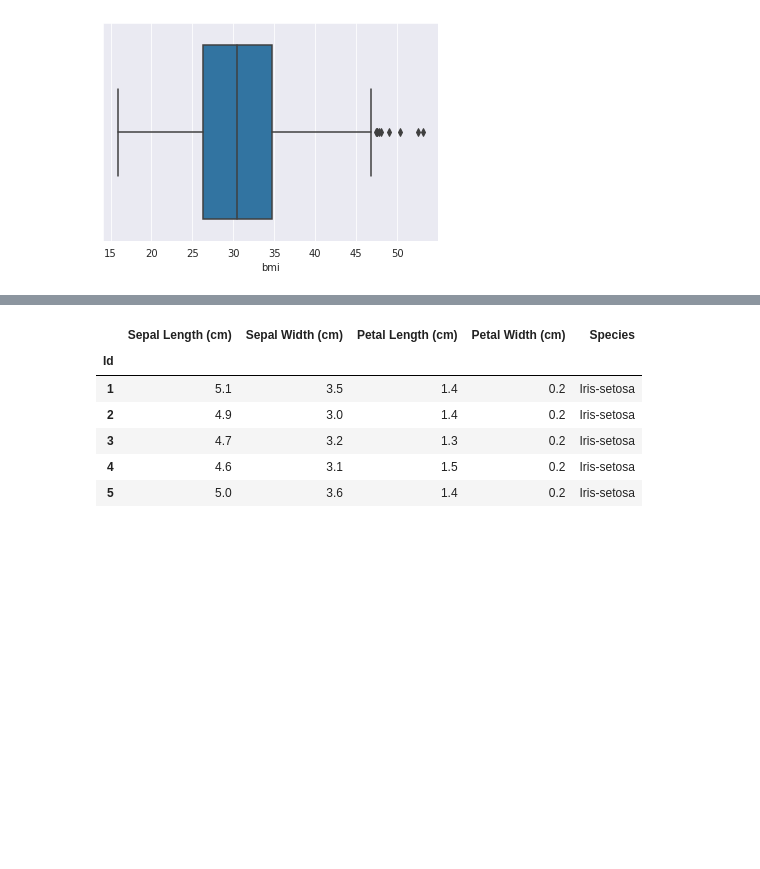
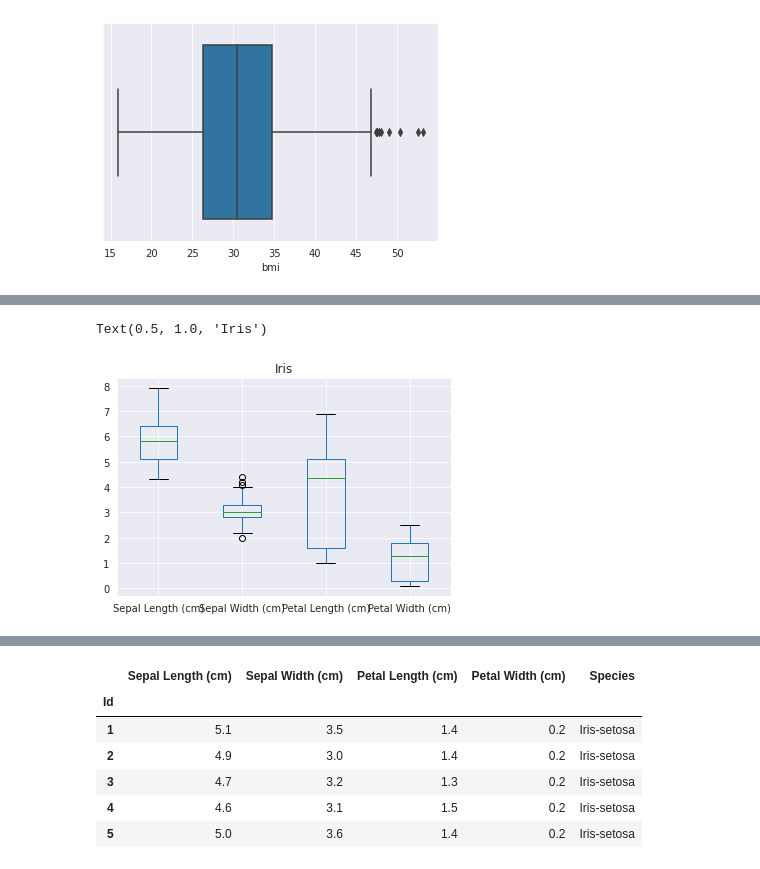
Before and after one commit to gillouche/exploratory-data-analysis, a Jupyter notebook: notebooks/003. data visualization.ipynb, the cells around one changed output, grey strips where cells are left out. Drawn from its saved outputs; the diff is of its cells as text; code cells hidden in the pictures; blank space fills up the shorter version.

```diff
--- a/notebooks/003. data visualization.ipynb
+++ b/notebooks/003. data visualization.ipynb
@@ -182,3 +229,6 @@ sns.boxplot(x=data.bmi)
 # %% [output]
 <matplotlib.axes._subplots.AxesSubplot at 0x...>
 [figure]
+# %%
+data = pd.read_csv('data/iris.csv', index_col="Id")
+data.head()
@@ -184,0 +243,6 @@ sns.boxplot(x=data.bmi)
+# %%
+data.boxplot()
+plt.title("Iris")
+# %% [output]
+Text(0.5, 1.0, 'Iris')
+[figure, added]
```
Also changed, not shown: parts of 19 cells of this notebook, 1 other file.
